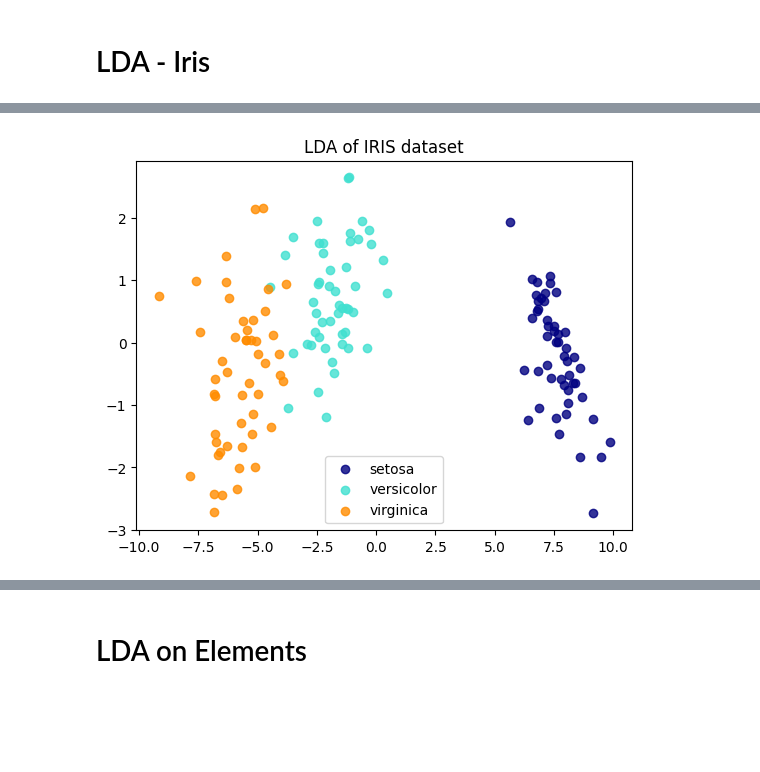
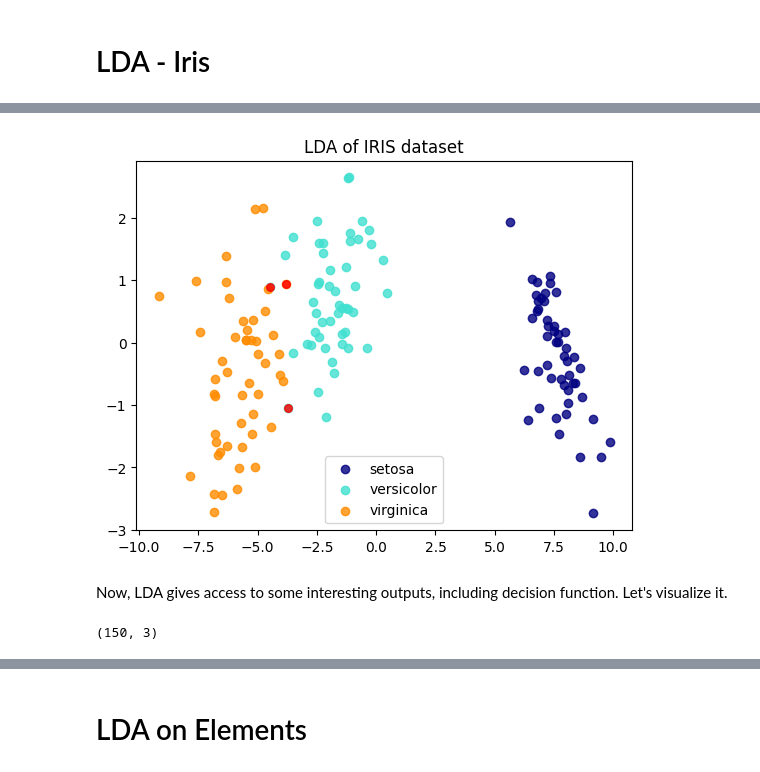
Before and after one commit to SergeiVKalinin/MSE_Fall2023, a Jupyter notebook: Module 4/10_PCA_LDA_Elements.ipynb, the cells around one changed output, grey strips where cells are left out. Drawn from its saved outputs; the diff is of its cells as text; code cells hidden in the pictures; blank space fills up the shorter version.

```diff
--- a/Module 4/10_PCA_LDA_Elements.ipynb
+++ b/Module 4/10_PCA_LDA_Elements.ipynb
@@ -144,29 +293,44 @@ plt.show()
 # %%
 # Import necessary libraries
 import numpy as np
 import matplotlib.pyplot as plt
 from sklearn.discriminant_analysis import LinearDiscriminantAnalysis
 from sklearn.datasets import load_iris
 
 # Load the Iris dataset
 iris = load_iris()
 X = iris.data
 y = iris.target
 
 # Initialize the LDA model
 lda = LinearDiscriminantAnalysis()
 
 # Fit the model and transform the data to LDA coordinates
-X_lda = lda.fit_transform(X, y)
+X_lda_f = lda.fit(X, y)
+X_lda = X_lda_f.transform(X)
 
 # Plotting the data in LDA coordinates
 for color, i, target_name in zip(['navy', 'turquoise', 'darkorange'], [0, 1, 2], iris.target_names):
     plt.scatter(X_lda[y == i, 0], X_lda[y == i, 1], alpha=.8, color=color,
                 label=target_name)
 plt.legend(loc='best', shadow=False, scatterpoints=1)
 plt.title('LDA of IRIS dataset')
 
+# Get the indices of the points that are not predicted correctly
+y_pred = X_lda_f.predict(X)
+incorrect_indices = np.where(y_pred != y)[0]
+
+# Plot circles around the points that are not predicted correctly
+for index in incorrect_indices:
+    plt.scatter(X_lda[index, 0], X_lda[index, 1], alpha=.8, s = 30, color='red', marker='o')
+
 # Show the plot
 plt.show()
 # %% [output]
-[figure, old version]
+[figure, new version]
+# %% [markdown]
+Now, LDA gives access to some interesting outputs, including decision function. Let's visualize it.
+# %%
+X_lda_f.decision_function(X).shape
+# %% [output]
+(150, 3)
```
Also changed, not shown: parts of 41 cells of this notebook.
